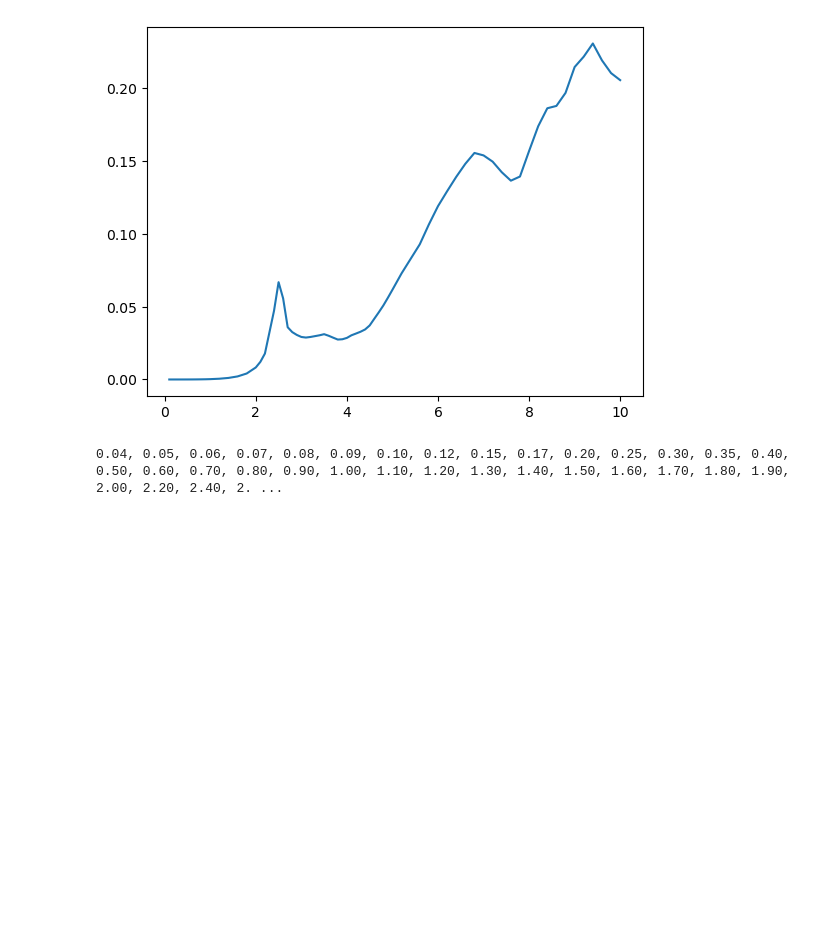
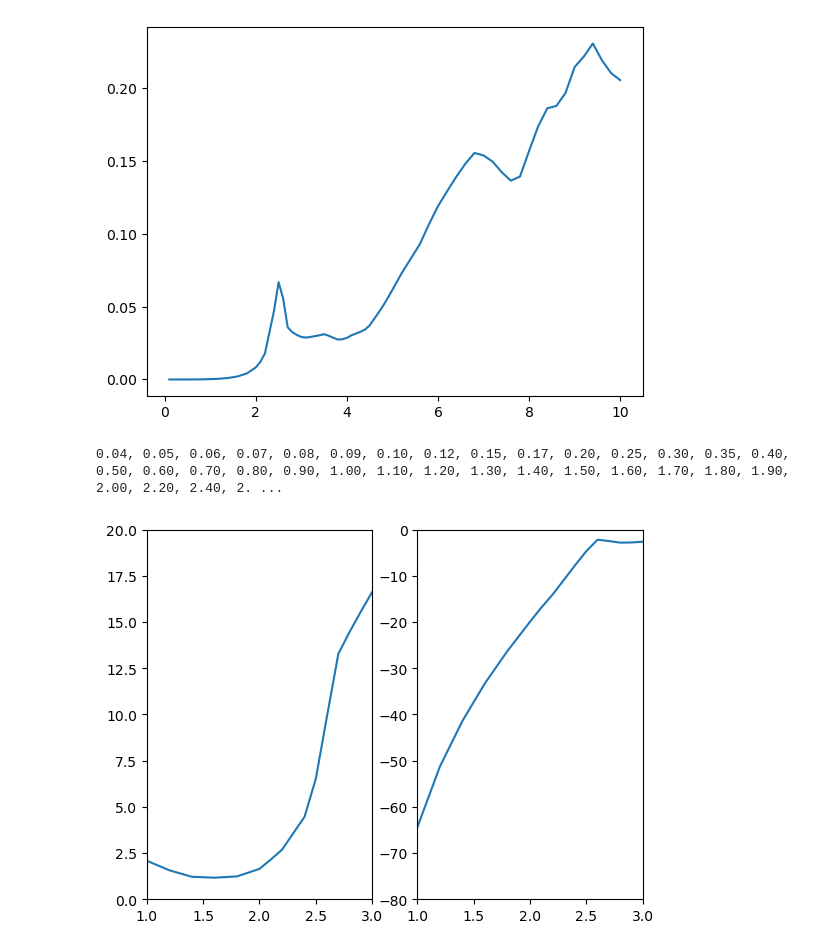
Before and after one commit to simaomenesesjoao/MaxTB, a Jupyter notebook: code_tests/julia_tests.ipynb, the cells around one changed output. Saved outputs shown, nothing was run; the diff lists cells and outputs as text; code cells hidden in the pictures; blank space fills up the shorter version.

```diff
--- a/code_tests/julia_tests.ipynb
+++ b/code_tests/julia_tests.ipynb
@@ -363,3 +399,26 @@ for freq in freqs:
     print(f"{freq:4.2f}", end=", ")
 # %% [output]
 0.04, 0.05, 0.06, 0.07, 0.08, 0.09, 0.10, 0.12, 0.15, 0.17, 0.20, 0.25, 0.30, 0.35, 0.40, 0.50, 0.60, 0.70, 0.80, 0.90, 1.00, 1.10, 1.20, 1.30, 1.40, 1.50, 1.60, 1.70, 1.80, 1.90, 2.00, 2.20, 2.40, 2. ...
+# %%
+# Frequency gold (eV)
+frequencies = np.array([0.1,0.2,0.3,0.4,0.5,0.6,0.7,0.8,0.9,1.0,1.2,1.4,1.6,1.8,2.0,2.1,2.2,2.4,2.5,2.6,2.7,2.8,2.9,3.0,3.1,3.2,3.3,3.4,3.5,3.6,3.7,3.8,3.9,4.0,4.1,4.2,4.3,4.4,4.5,4.6,4.7,4.8,4.9,5.0,5.2,5.4,5.6,5.8,6.0,6.2,6.4,6.6,6.8,7.0,7.2,7.4,7.6,7.8,8.0,8.2,8.4,8.6,8.8,9.0,9.2,9.4,9.6,9.8,10.0])
+
+# real part of dielectric constant of bulk gold
+eps_real = np.array([-6794.06,-1736.856,-772.9723,-433.5408,-275.74,-189.81,-138.0141,-104.2117,-81.1576,-64.464,-42.7616,-29.5872,-20.7872,-14.5843,-9.9687,-8.0332,-6.394,-3.2096,-1.8557,-0.834,-0.9135,-1.0013,-0.9541,-0.8684,-0.9045,-0.8684,-0.7659,-0.664,-0.4965,-0.3685,-0.3729,-0.5472,-0.748,-0.8736,-0.924,-0.978,-1.0304,-1.1095,-1.2051,-1.1661,-1.0767,-0.9656,-0.8587,-0.7317,-0.4959,-0.3048,-0.1488,0.0241,0.1888,0.3495,0.46,0.5928,0.7491,0.8931,0.9471,0.9828,0.944,0.8424,0.7945,0.8436,0.8979,0.9417,0.9765,1.0011,1.06,1.1605,1.2412,1.2528,1.2369])
+
+# imaginary part of dielectric constant of bulk gold
+eps_imag = np.array([1353.4422,177.7698,55.0836,24.5794,12.9558,7.7168,5.17,3.6756,2.703,2.0878,1.308,0.8704,0.7296,0.6876,0.8216,1.0224,1.2192,1.86,2.6076,3.8192,4.9192,5.1684,5.37,5.544,5.5748,5.544,5.518,5.4912,5.4668,5.6052,5.74,5.8354,5.7558,5.611,5.4058,5.2688,5.133,4.9632,4.698,4.394,4.1656,3.975,3.7884,3.6356,3.388,3.2186,3.0734,2.904,2.7816,2.7032,2.625,2.5654,2.522,2.546,2.584,2.6496,2.7048,2.673,2.5152,2.392,2.314,2.3056,2.2532,2.158,2.1222,2.0748,2.1216,2.1646,2.192])
+# %%
+# plt.plot(frequencies, eps_real)
+fig, axs = plt.subplots(1,2)
+axs[0].plot(frequencies, eps_imag*frequencies)
+axs[1].plot(frequencies, eps_real*frequencies)
+# plt.ylim([0,10])
+
+axs[0].set_ylim([0,20])
+axs[0].set_xlim([1,3])
+axs[1].set_xlim([1,3])
+axs[1].set_ylim([-80,0])
+plt.show()
+# %% [output]
+[figure, added]
```
Also changed, not shown: parts of 16 cells of this notebook.
